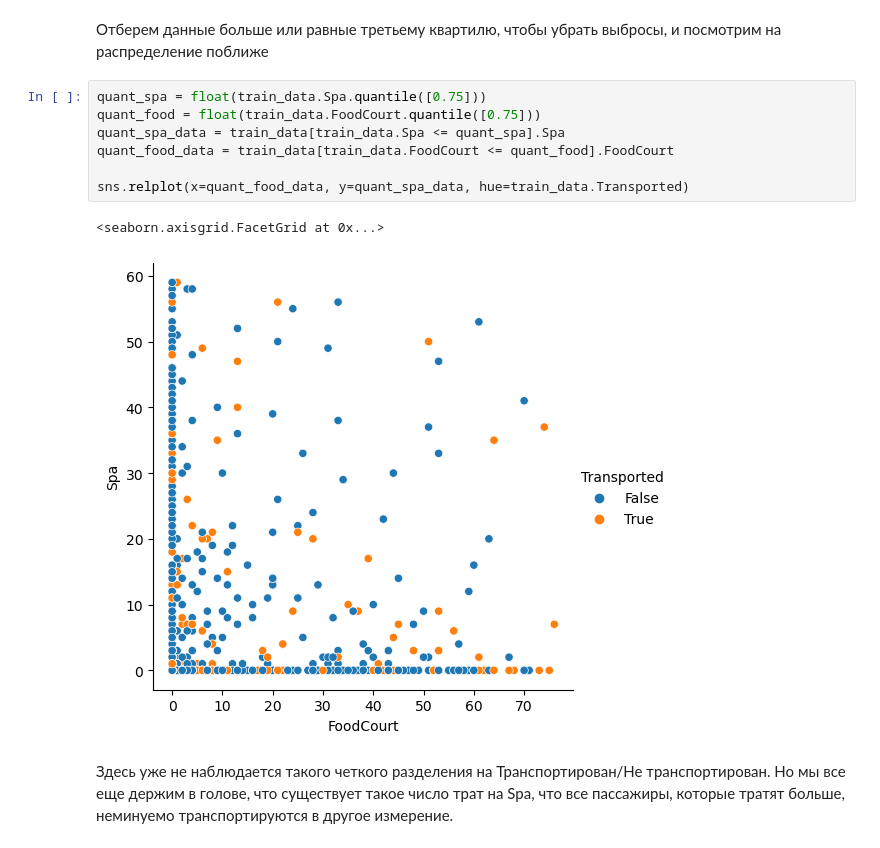
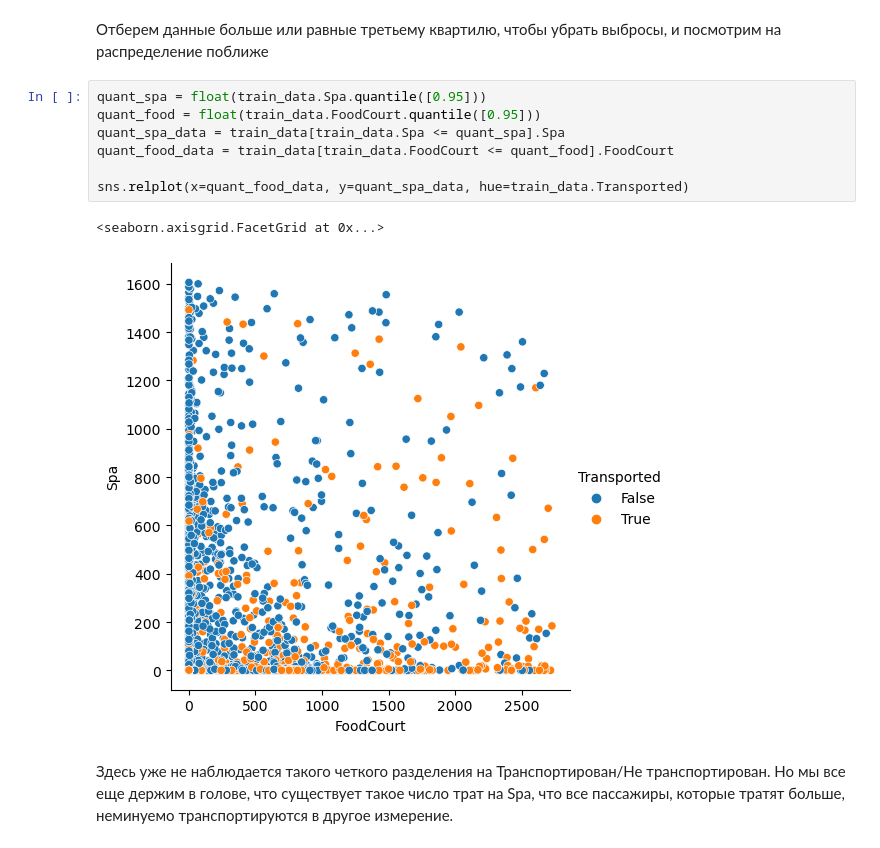
Before and after one commit to siznuumy/StudyProjects, a Jupyter notebook: spaceship-titanic-practice.ipynb, the cells around one changed output. Saved outputs shown, nothing was run; the diff lists cells and outputs as text.

```diff
--- a/spaceship-titanic-practice.ipynb
+++ b/spaceship-titanic-practice.ipynb
@@ -349,14 +381,14 @@ sns.jointplot(data=train_data, x="FoodCourt", y="Spa", hue="Transported")
 # %% [markdown]
 Отберем данные больше или равные третьему квартилю, чтобы убрать выбросы, и посмотрим на распределение поближе
 # %%
-quant_spa = float(train_data.Spa.quantile([0.75]))
-quant_food = float(train_data.FoodCourt.quantile([0.75]))
+quant_spa = float(train_data.Spa.quantile([0.95]))
+quant_food = float(train_data.FoodCourt.quantile([0.95]))
 quant_spa_data = train_data[train_data.Spa <= quant_spa].Spa
 quant_food_data = train_data[train_data.FoodCourt <= quant_food].FoodCourt
 
 sns.relplot(x=quant_food_data, y=quant_spa_data, hue=train_data.Transported)
 # %% [output]
 <seaborn.axisgrid.FacetGrid at 0x...>
-[figure, old version]
+[figure, new version]
 # %% [markdown]
 Здесь уже не наблюдается такого четкого разделения на Транспортирован/Не транспортирован. Но мы все еще держим в голове, что существует такое число трат на Spa, что все пассажиры, которые тратят больше, неминуемо транспортируются в другое измерение.
```
Also changed, not shown: parts of 30 cells of this notebook.
